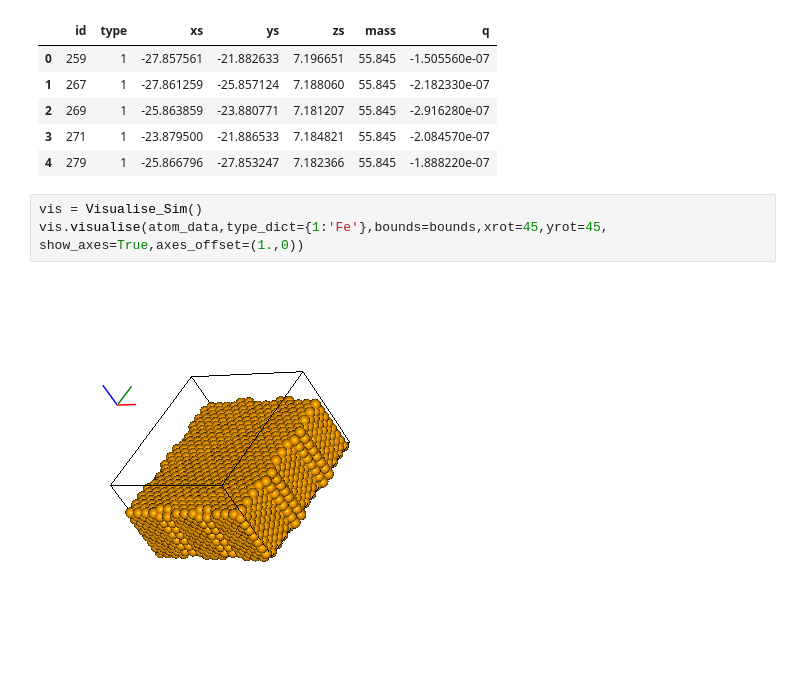
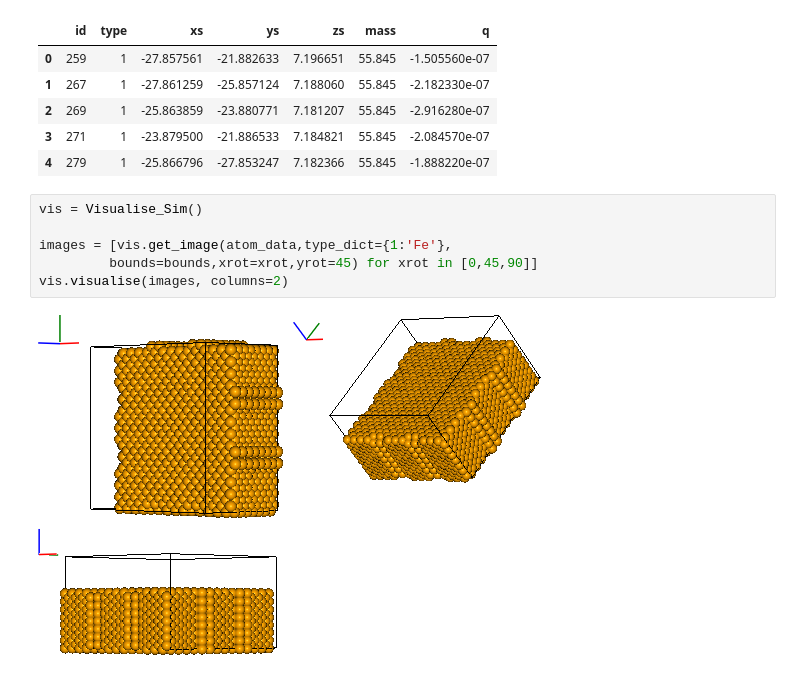
Before and after one commit to chrisjsewell/ipymd, a Jupyter notebook: example_analysis.ipynb, the cells around one changed output. Saved outputs shown, nothing was run; the diff lists cells and outputs as text.

Commit message:
split imaging and ipython visualisation
and added multiple image views

```diff
--- a/example_analysis.ipynb
+++ b/example_analysis.ipynb
@@ -36,6 +36,9 @@ atom_data.head()
 | 4 | 279 | 1 | -25.866796 | -27.853247 | 7.182366 | 55.845 | -1.888220e-07 |
 # %%
 vis = Visualise_Sim()
-vis.visualise(atom_data,type_dict={1:'Fe'},bounds=bounds,xrot=45,yrot=45, show_axes=True,axes_offset=(1.,0))
+
+images = [vis.get_image(atom_data,type_dict={1:'Fe'},
+         bounds=bounds,xrot=xrot,yrot=45) for xrot in [0,45,90]]
+vis.visualise(images, columns=2)
 # %% [output]
-[figure, old version]
+[figure, new version]
```
Also changed, not shown: 3 other files.
